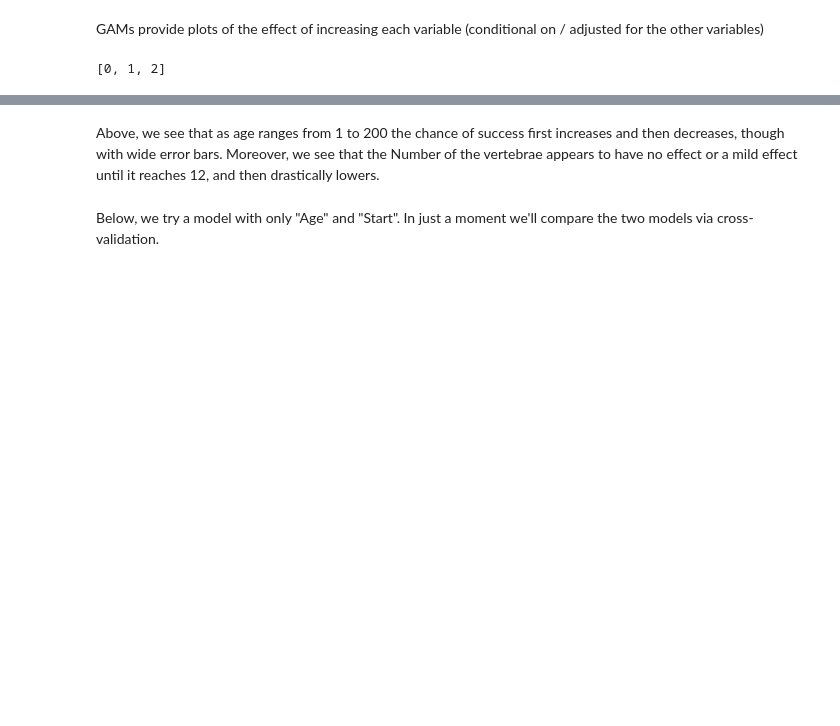
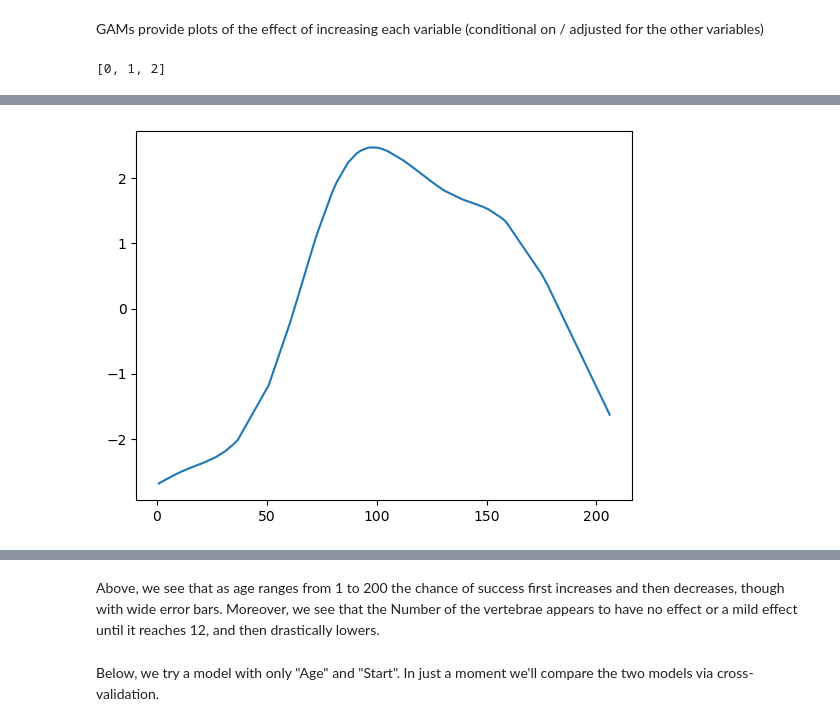
Before and after one commit to xingstar97/2021-CS109B, a Jupyter notebook: content/lectures/lecture01/notebook/cs109b_smoothing_2021_FINAL.ipynb, the cells around one changed output, grey strips where cells are left out. Saved outputs shown, nothing was run; the diff lists cells and outputs as text; code cells hidden in the pictures; blank space fills up the shorter version.

```diff
--- a/content/lectures/lecture01/notebook/cs109b_smoothing_2021_FINAL.ipynb
+++ b/content/lectures/lecture01/notebook/cs109b_smoothing_2021_FINAL.ipynb
@@ -852 +872,11 @@ for i, term in enumerate(kyph_gam.terms):
+# %%
+tmp = tmp.sort_values("Age")
+
+pdep2, _ = kyph_gam.partial_dependence(term=0, X=tmp, width=0.95)
+
+plt.figure()
+plt.plot(tmp["Age"], pdep2)
+plt.show()
+# %% [output]
+[figure, added]
 # %%
```
Also changed, not shown: parts of 19 cells of this notebook, 8 other files.
